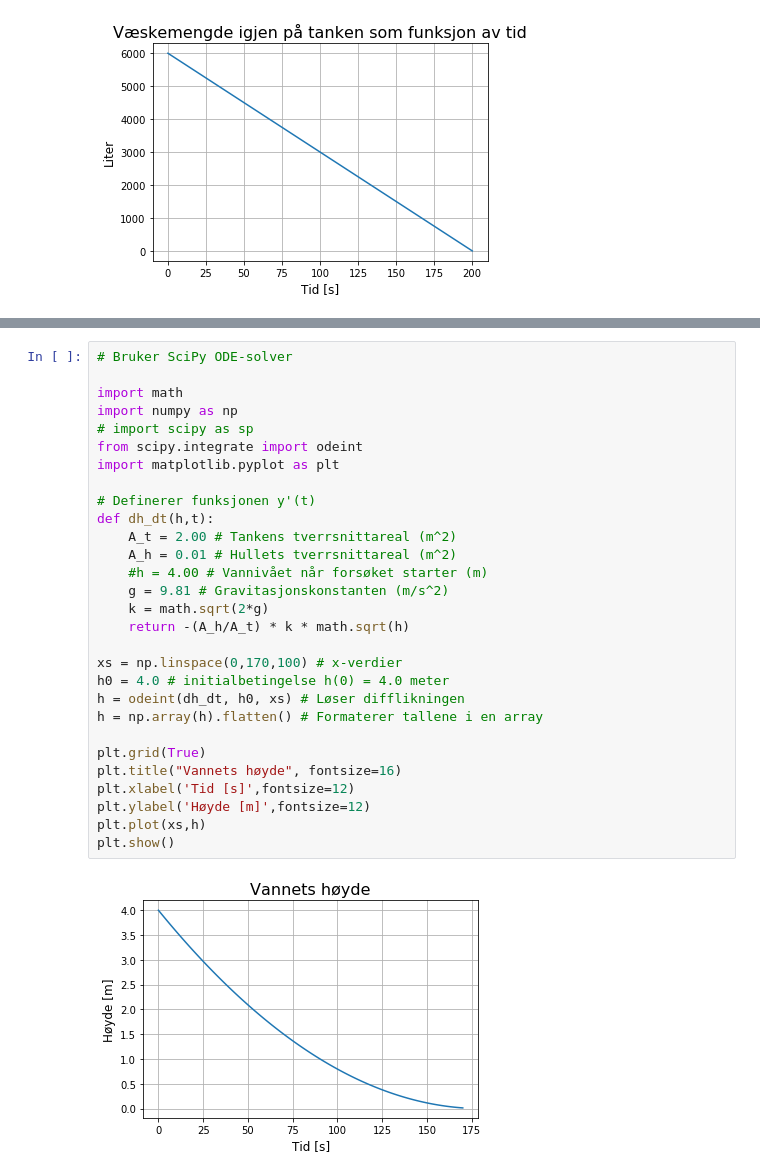
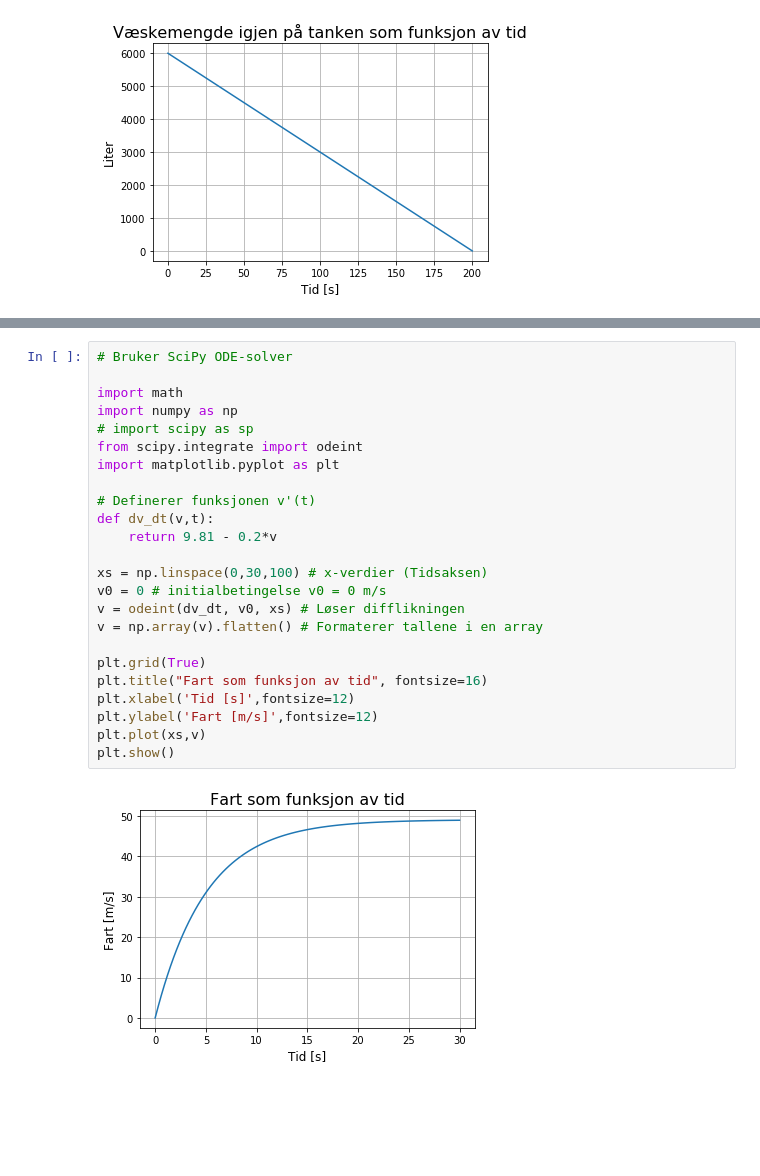
Before and after one commit to fagstoff/ProgMod, a Jupyter notebook: Fagtekster/Notebooks/diffligning.ipynb, the cells around one changed output, grey strips where cells are left out. Saved outputs shown, nothing was run; the diff lists cells and outputs as text; blank space fills up the shorter version.

Commit message:
Førsteutkast - Difflikning ferdigstilt

```diff
--- a/Fagtekster/Notebooks/diffligning.ipynb
+++ b/Fagtekster/Notebooks/diffligning.ipynb
@@ -79,31 +101,26 @@ Forrige eksempel var en forenklet modell av virkeligheten. Vi skal nå prøve å
 # %%
 # Bruker SciPy ODE-solver
 
 import math
 import numpy as np
 # import scipy as sp
 from scipy.integrate import odeint
 import matplotlib.pyplot as plt
 
-# Definerer funksjonen y'(t)
-def dh_dt(h,t):
-    A_t = 2.00 # Tankens tverrsnittareal (m^2)
-    A_h = 0.01 # Hullets tverrsnittareal (m^2)
-    #h = 4.00 # Vannivået når forsøket starter (m)
-    g = 9.81 # Gravitasjonskonstanten (m/s^2)
-    k = math.sqrt(2*g)
-    return -(A_h/A_t) * k * math.sqrt(h)
+# Definerer funksjonen v'(t)
+def dv_dt(v,t):
+    return 9.81 - 0.2*v
 
-xs = np.linspace(0,170,100) # x-verdier
-h0 = 4.0 # initialbetingelse h(0) = 4.0 meter
-h = odeint(dh_dt, h0, xs) # Løser difflikningen
-h = np.array(h).flatten() # Formaterer tallene i en array
+xs = np.linspace(0,30,100) # x-verdier (Tidsaksen)
+v0 = 0 # initialbetingelse v0 = 0 m/s
+v = odeint(dv_dt, v0, xs) # Løser difflikningen
+v = np.array(v).flatten() # Formaterer tallene i en array
 
 plt.grid(True)
-plt.title("Vannets høyde", fontsize=16)
+plt.title("Fart som funksjon av tid", fontsize=16)
 plt.xlabel('Tid [s]',fontsize=12)
-plt.ylabel('Høyde [m]',fontsize=12)
-plt.plot(xs,h)
+plt.ylabel('Fart [m/s]',fontsize=12)
+plt.plot(xs,v)
 plt.show()
 # %% [output]
-[figure, old version]
+[figure, new version]
```
Also changed, not shown: parts of 6 cells of this notebook, 1 other file.
